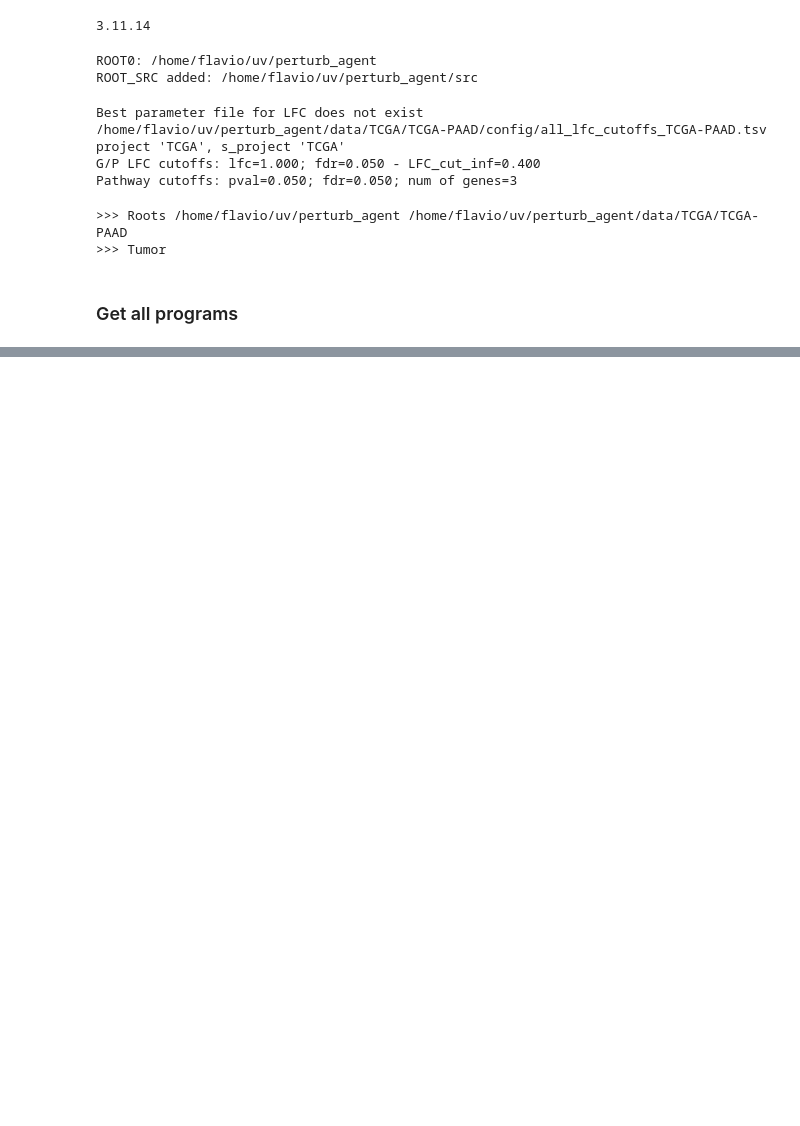
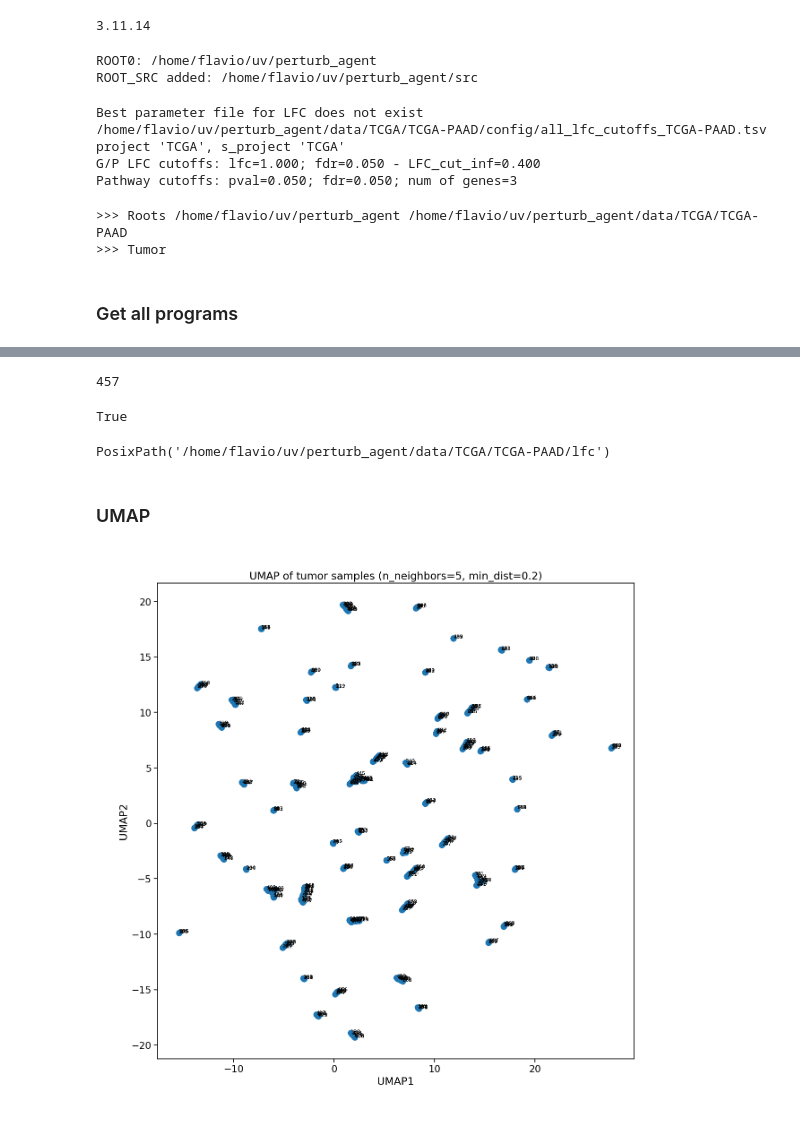
Before and after one commit to flalix/perturb_agent, a Jupyter notebook: notebooks/mtp_TCGA_53_PSI_all_PAADs_Expression.ipynb, the cells around one changed output, grey strips where cells are left out. Drawn from its saved outputs; the diff is of its cells as text; code cells hidden in the pictures; blank space fills up the shorter version.

```diff
--- a/notebooks/mtp_TCGA_53_PSI_all_PAADs_Expression.ipynb
+++ b/notebooks/mtp_TCGA_53_PSI_all_PAADs_Expression.ipynb
@@ -252,0 +377,3 @@ for key, df in dic_tumor.items():
+# %%
+df_eval, df_samp_clusters = gdc.calc_best_cluster(df_pca=df_pca, min_clusters = 6, max_clusters = 12)
+df_eval
@@ -252,0 +422,8 @@ for key, df in dic_tumor.items():
+# %%
+n_neighbors=5
+min_dist=0.2
+metric="euclidean"
+
+df_umap = gdc.calc_PCA_UMAP(df_pca=df_pca, df_samp_clusters=df_samp_clusters, n_neighbors=n_neighbors, min_dist=min_dist, metric=metric)
+
+df_umap
@@ -252,0 +639,22 @@ for key, df in dic_tumor.items():
+# %%
+df_uniq.n_samples.sum()
+# %% [output]
+457
+# %%
+fname = f"clusters_{n_clusters}.tsv"
+pdwritecsv(df_cluster, fname, gdc.root_lfc)
+
+fname = f"clusters_{n_clusters}_unique_symbols.tsv"
+pdwritecsv(df_uniq, fname, gdc.root_lfc)
+# %% [output]
+True
+# %%
+gdc.root_lfc
+# %% [output]
+PosixPath('/home/flavio/uv/perturb_agent/data/TCGA/TCGA-PAAD/lfc')
+# %% [markdown]
+### UMAP
+# %%
+gdc.plot_PCA_UMAP(df_umap=df_umap, n_neighbors=n_neighbors, min_dist=min_dist, figsize=(12, 12))
+# %% [output]
+[figure, added]
```
Also changed, not shown: parts of 36 cells of this notebook, 2 other files.
